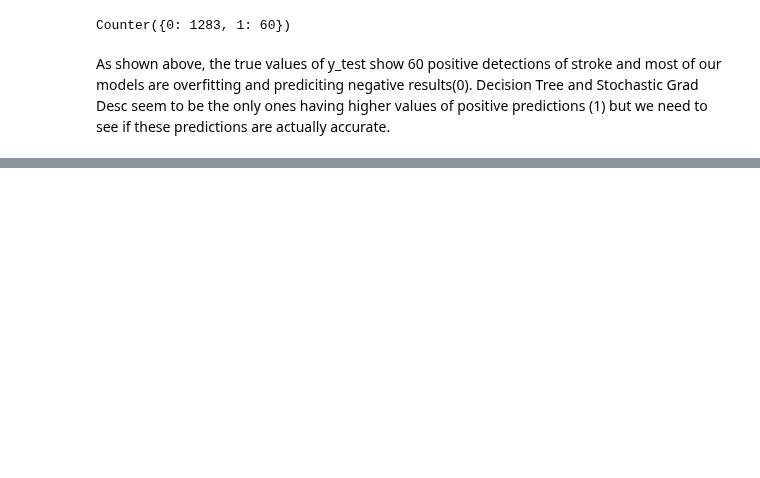
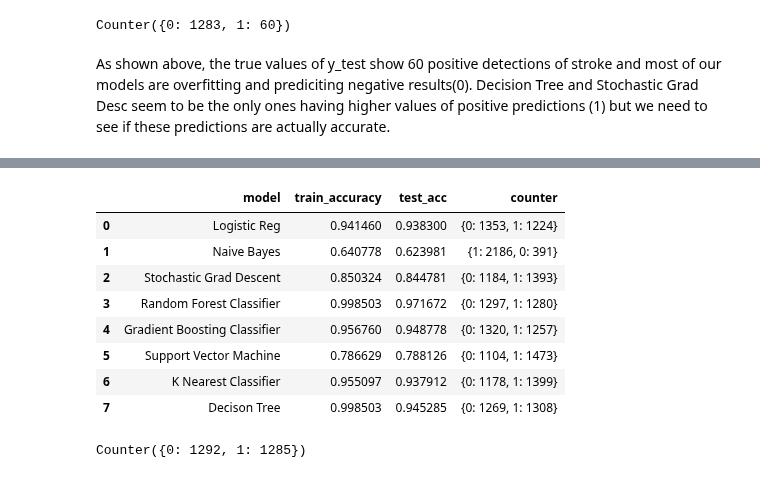
Before and after one commit to Harsh-2420/kaggle, a Jupyter notebook: Stroke Prediction/stroke-analysis.ipynb, the cells around one changed output, grey strips where cells are left out. Drawn from its saved outputs; the diff is of its cells as text; code cells hidden in the pictures; blank space fills up the shorter version.

```diff
--- a/Stroke Prediction/stroke-analysis.ipynb
+++ b/Stroke Prediction/stroke-analysis.ipynb
@@ -304,3 +310,36 @@ all predictions by Dec Tree model:   Counter({0: 1289, 1: 54})
 Even our most promising model, the Decision Tree, predicted only 7 correct values. It had 54 positive predictions out which 87% of the predictions were incorrect. Similar results are seen for other models as well.
 
 Thus we cannot use these models at the moment. We will see the results after customising the models and testing the SMOTE data.
+# %%
+# Let's take a look at results using SMOTE
+
+model_dict = {
+    'Logistic Reg': LogisticRegression(random_state=0, max_iter=350, solver='lbfgs'),
+    'Naive Bayes': GaussianNB(),
+    'Stochastic Grad Descent': SGDClassifier(),
+    'Random Forest Classifier': RandomForestClassifier(),
+    'Gradient Boosting Classifier': GradientBoostingClassifier(),
+    'Support Vector Machine': SVC(),
+    'K Nearest Classifier': KNeighborsClassifier(),
+    'Decison Tree': DecisionTreeClassifier()
+            }
+model_list = []
+train_acc_list = []
+test_acc_list = []
+counter_list = []
+
+for model, clf in model_dict.items():
+    clf.fit(X_train_smote, y_train_smote)
+    predictions = clf.predict(X_test_smote)
+    acc = accuracy_score(y_test_smote, predictions)
+    train_pred =  clf.predict(X_train_smote)
+    train_acc = accuracy_score(y_train_smote, train_pred)
+    counter = Counter(predictions)
+
+    model_list.append(model)
+    train_acc_list.append(train_acc)
+    test_acc_list.append(acc)
+    counter_list.append(counter)
+
+
+results = pd.DataFrame({"model": model_list, "train_accuracy": train_acc_list, "test_acc": test_acc_list, 'counter': counter_list})
@@ -306,0 +354,14 @@ Thus we cannot use these models at the moment. We will see the results after cus
+# %%
+display(results)
+Counter(y_test_smote)
+# %% [output]
+|  | model | train_accuracy | test_acc | counter |
+| 0 | Logistic Reg | 0.941460 | 0.938300 | {0: 1353, 1: 1224} |
+| 1 | Naive Bayes | 0.640778 | 0.623981 | {1: 2186, 0: 391} |
+| 2 | Stochastic Grad Descent | 0.850324 | 0.844781 | {0: 1184, 1: 1393} |
+| 3 | Random Forest Classifier | 0.998503 | 0.971672 | {0: 1297, 1: 1280} |
+| 4 | Gradient Boosting Classifier | 0.956760 | 0.948778 | {0: 1320, 1: 1257} |
+| 5 | Support Vector Machine | 0.786629 | 0.788126 | {0: 1104, 1: 1473} |
+| 6 | K Nearest Classifier | 0.955097 | 0.937912 | {0: 1178, 1: 1399} |
+| 7 | Decison Tree | 0.998503 | 0.945285 | {0: 1269, 1: 1308} |
+Counter({0: 1292, 1: 1285})
```
Also changed, not shown: parts of 11 cells of this notebook.
